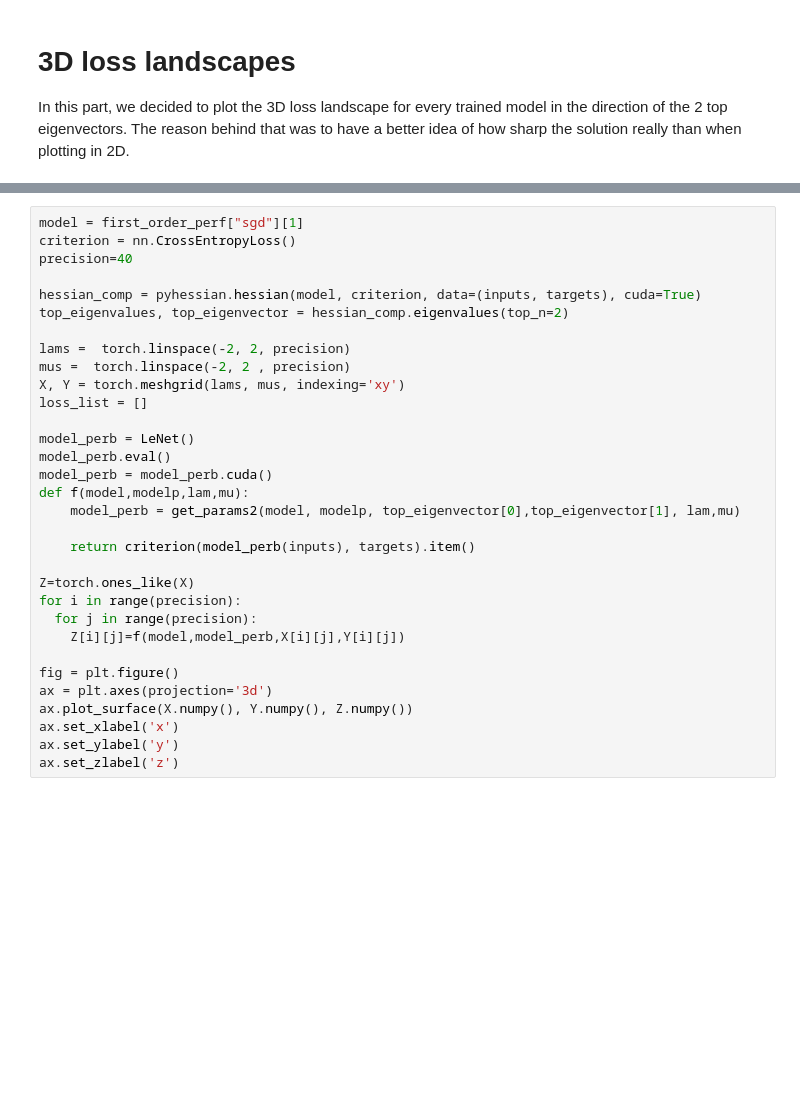
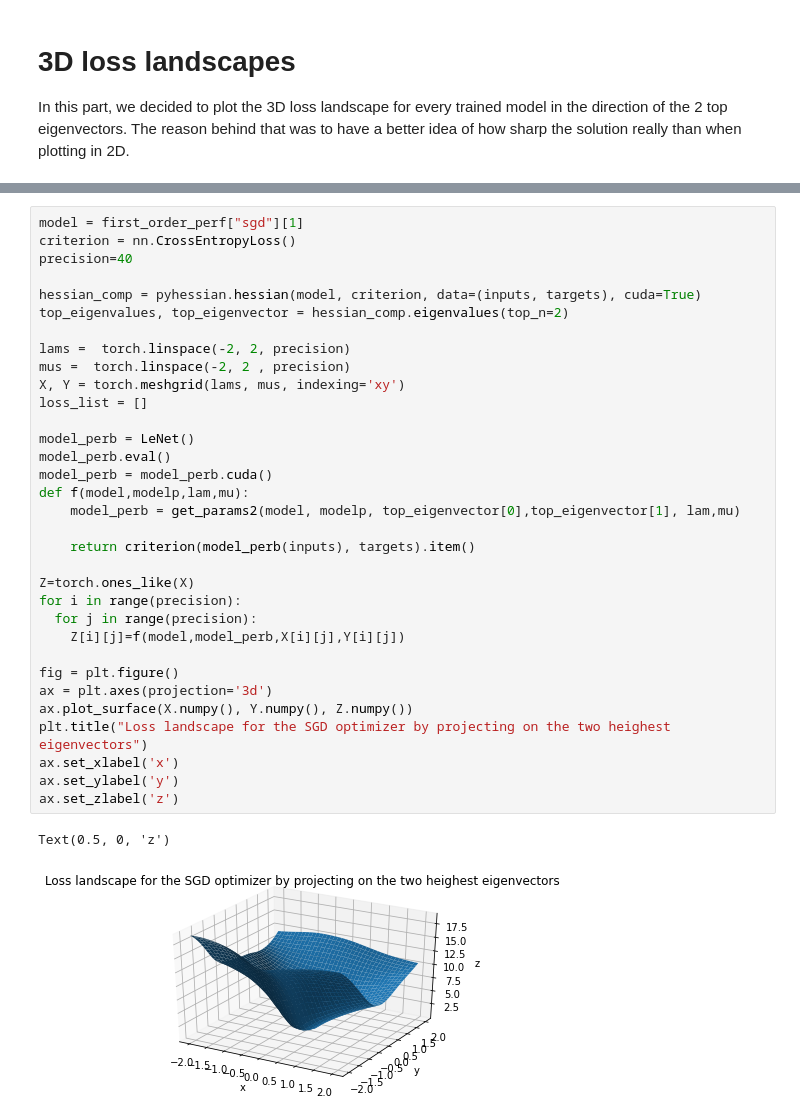
Before and after one commit to AttiaYoussef/OptML, a Jupyter notebook: src/Project.ipynb, the cells around one changed output, grey strips where cells are left out. Saved outputs shown, nothing was run; the diff lists cells and outputs as text; blank space fills up the shorter version.

```diff
--- a/src/Project.ipynb
+++ b/src/Project.ipynb
@@ -379,33 +493,37 @@ model = first_order_perf["sgd"][1]
 criterion = nn.CrossEntropyLoss()
 precision=40
 
 hessian_comp = pyhessian.hessian(model, criterion, data=(inputs, targets), cuda=True)
 top_eigenvalues, top_eigenvector = hessian_comp.eigenvalues(top_n=2)
 
 lams =  torch.linspace(-2, 2, precision)
 mus =  torch.linspace(-2, 2 , precision)
 X, Y = torch.meshgrid(lams, mus, indexing='xy')
 loss_list = []
 
 model_perb = LeNet()
 model_perb.eval()
 model_perb = model_perb.cuda()
 def f(model,modelp,lam,mu):
     model_perb = get_params2(model, modelp, top_eigenvector[0],top_eigenvector[1], lam,mu)
 
     return criterion(model_perb(inputs), targets).item()
 
 Z=torch.ones_like(X)
 for i in range(precision):
   for j in range(precision):
     Z[i][j]=f(model,model_perb,X[i][j],Y[i][j])
 
 fig = plt.figure()
 ax = plt.axes(projection='3d')
 ax.plot_surface(X.numpy(), Y.numpy(), Z.numpy())
+plt.title("Loss landscape for the SGD optimizer by projecting on the two heighest eigenvectors")
 ax.set_xlabel('x')
 ax.set_ylabel('y')
 ax.set_zlabel('z')
+# %% [output]
+Text(0.5, 0, 'z')
+[figure, added]
 # %%
 ax.view_init(60, 35)
 fig
```
Also changed, not shown: parts of 20 cells of this notebook.
